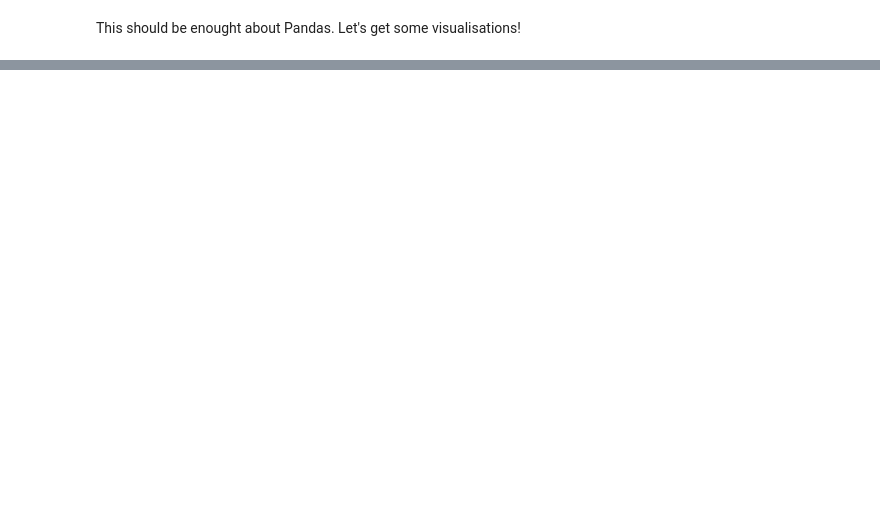
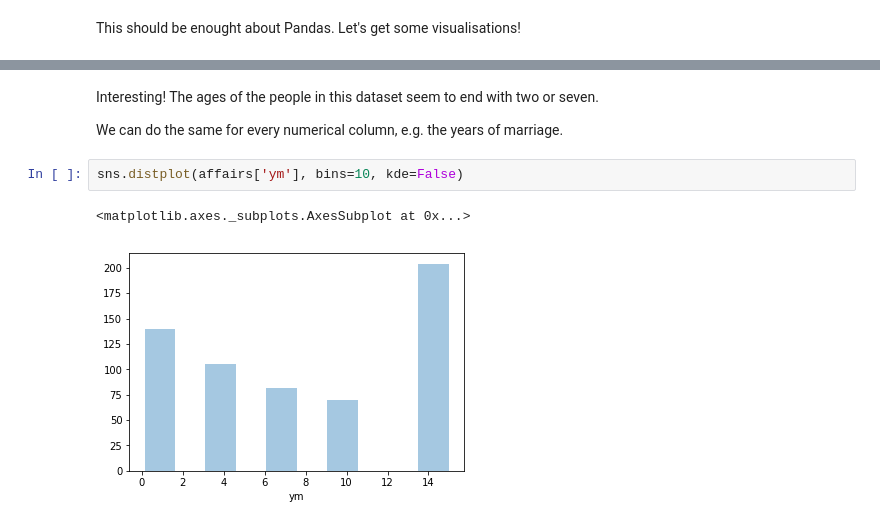
Before and after one commit to MartinSeeler/python-data-exploration, a Jupyter notebook: Exploring Datasets.ipynb, the cells around one changed output, grey strips where cells are left out. Cells and saved outputs as stored; diff of their text form; blank space fills up the shorter version.

```diff
--- a/Exploring Datasets.ipynb
+++ b/Exploring Datasets.ipynb
@@ -173,0 +202,9 @@ This should be enought about Pandas. Let's get some visualisations!
+# %% [markdown]
+Interesting! The ages of the people in this dataset seem to end with two or seven.
+
+We can do the same for every numerical column, e.g. the years of marriage.
+# %%
+sns.distplot(affairs['ym'], bins=10, kde=False)
+# %% [output]
+<matplotlib.axes._subplots.AxesSubplot at 0x...>
+[figure, added]
```
Also changed, not shown: parts of 34 cells of this notebook.
